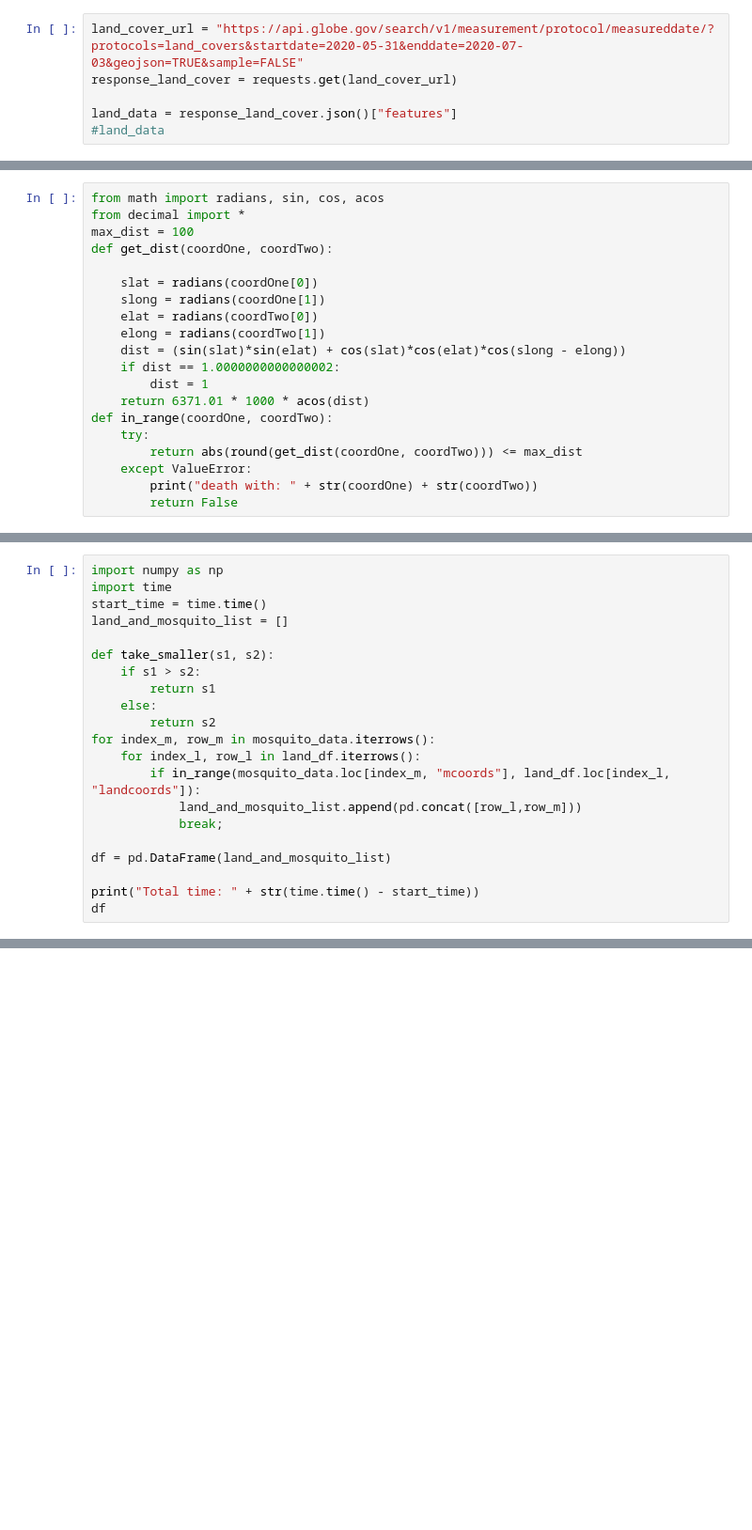
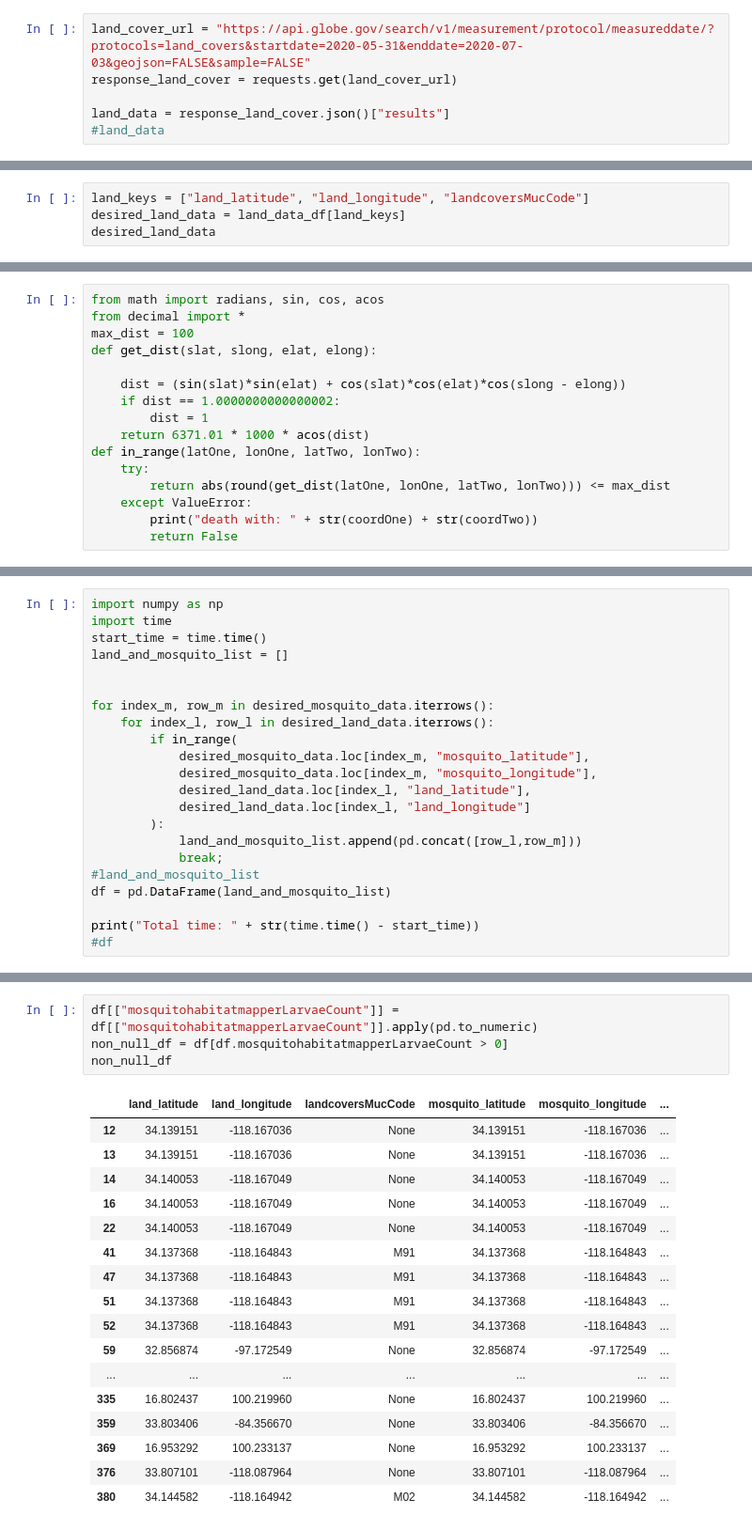
Before and after one commit to Piphi5/MosquitoAndLandcover, a Jupyter notebook: Testing Globe API.ipynb, the cells around one changed output, grey strips where cells are left out. Shown: that part at 94% size. Saved outputs shown, nothing was run; the diff lists cells and outputs as text; blank space fills up the shorter version.

Commit message:
Use non GeoJSON

```diff
--- a/Testing Globe API.ipynb
+++ b/Testing Globe API.ipynb
@@ -35,6 +49,6 @@ mosquito_data
 # %%
-land_cover_url = "https://api.globe.gov/search/v1/measurement/protocol/measureddate/?protocols=land_covers&startdate=2020-05-31&enddate=2020-07-03&geojson=TRUE&sample=FALSE"
+land_cover_url = "https://api.globe.gov/search/v1/measurement/protocol/measureddate/?protocols=land_covers&startdate=2020-05-31&enddate=2020-07-03&geojson=FALSE&sample=FALSE"
 response_land_cover = requests.get(land_cover_url)
 
-land_data = response_land_cover.json()["features"]
+land_data = response_land_cover.json()["results"]
 #land_data
@@ -67,0 +77,4 @@ land_df
+# %%
+land_keys = ["land_latitude", "land_longitude", "landcoversMucCode"]
+desired_land_data = land_data_df[land_keys]
+desired_land_data
@@ -69,19 +96,15 @@ land_df
 from math import radians, sin, cos, acos
 from decimal import *
 max_dist = 100
-def get_dist(coordOne, coordTwo):
+def get_dist(slat, slong, elat, elong):
 
-    slat = radians(coordOne[0])
-    slong = radians(coordOne[1])
-    elat = radians(coordTwo[0])
-    elong = radians(coordTwo[1])
     dist = (sin(slat)*sin(elat) + cos(slat)*cos(elat)*cos(slong - elong))
     if dist == 1.0000000000000002:
         dist = 1
     return 6371.01 * 1000 * acos(dist)
-def in_range(coordOne, coordTwo):
+def in_range(latOne, lonOne, latTwo, lonTwo):
     try:
-        return abs(round(get_dist(coordOne, coordTwo))) <= max_dist
+        return abs(round(get_dist(latOne, lonOne, latTwo, lonTwo))) <= max_dist
     except ValueError:
         print("death with: " + str(coordOne) + str(coordTwo))
         return False
@@ -105,19 +120,20 @@ import time
 start_time = time.time()
 land_and_mosquito_list = []
 
-def take_smaller(s1, s2):
-    if s1 > s2:
-        return s1
-    else:
-        return s2
-for index_m, row_m in mosquito_data.iterrows():
-    for index_l, row_l in land_df.iterrows():
-        if in_range(mosquito_data.loc[index_m, "mcoords"], land_df.loc[index_l, "landcoords"]):
+
+for index_m, row_m in desired_mosquito_data.iterrows():
+    for index_l, row_l in desired_land_data.iterrows():
+        if in_range(
+            desired_mosquito_data.loc[index_m, "mosquito_latitude"],
+            desired_mosquito_data.loc[index_m, "mosquito_longitude"],
+            desired_land_data.loc[index_l, "land_latitude"],
+            desired_land_data.loc[index_l, "land_longitude"]
+        ):
             land_and_mosquito_list.append(pd.concat([row_l,row_m]))
             break;
-
+#land_and_mosquito_list
 df = pd.DataFrame(land_and_mosquito_list)
 
 print("Total time: " + str(time.time() - start_time))
-df
+#df
 # %% [output]
@@ -154,0 +141,22 @@ non_null_df
+# %%
+df[["mosquitohabitatmapperLarvaeCount"]] = df[["mosquitohabitatmapperLarvaeCount"]].apply(pd.to_numeric)
+non_null_df = df[df.mosquitohabitatmapperLarvaeCount > 0]
+non_null_df
+# %% [output]
+|  | land_latitude | land_longitude | landcoversMucCode | mosquito_latitude | mosquito_longitude | ... |
+| 12 | 34.139151 | -118.167036 | None | 34.139151 | -118.167036 | ... |
+| 13 | 34.139151 | -118.167036 | None | 34.139151 | -118.167036 | ... |
+| 14 | 34.140053 | -118.167049 | None | 34.140053 | -118.167049 | ... |
+| 16 | 34.140053 | -118.167049 | None | 34.140053 | -118.167049 | ... |
+| 22 | 34.140053 | -118.167049 | None | 34.140053 | -118.167049 | ... |
+| 41 | 34.137368 | -118.164843 | M91 | 34.137368 | -118.164843 | ... |
+| 47 | 34.137368 | -118.164843 | M91 | 34.137368 | -118.164843 | ... |
+| 51 | 34.137368 | -118.164843 | M91 | 34.137368 | -118.164843 | ... |
+| 52 | 34.137368 | -118.164843 | M91 | 34.137368 | -118.164843 | ... |
+| 59 | 32.856874 | -97.172549 | None | 32.856874 | -97.172549 | ... |
+| ... | ... | ... | ... | ... | ... | ... |
+| 335 | 16.802437 | 100.219960 | None | 16.802437 | 100.219960 | ... |
+| 359 | 33.803406 | -84.356670 | None | 33.803406 | -84.356670 | ... |
+| 369 | 16.953292 | 100.233137 | None | 16.953292 | 100.233137 | ... |
+| 376 | 33.807101 | -118.087964 | None | 33.807101 | -118.087964 | ... |
+| 380 | 34.144582 | -118.164942 | M02 | 34.144582 | -118.164942 | ... |
```
Also changed, not shown: parts of 15 cells of this notebook.
